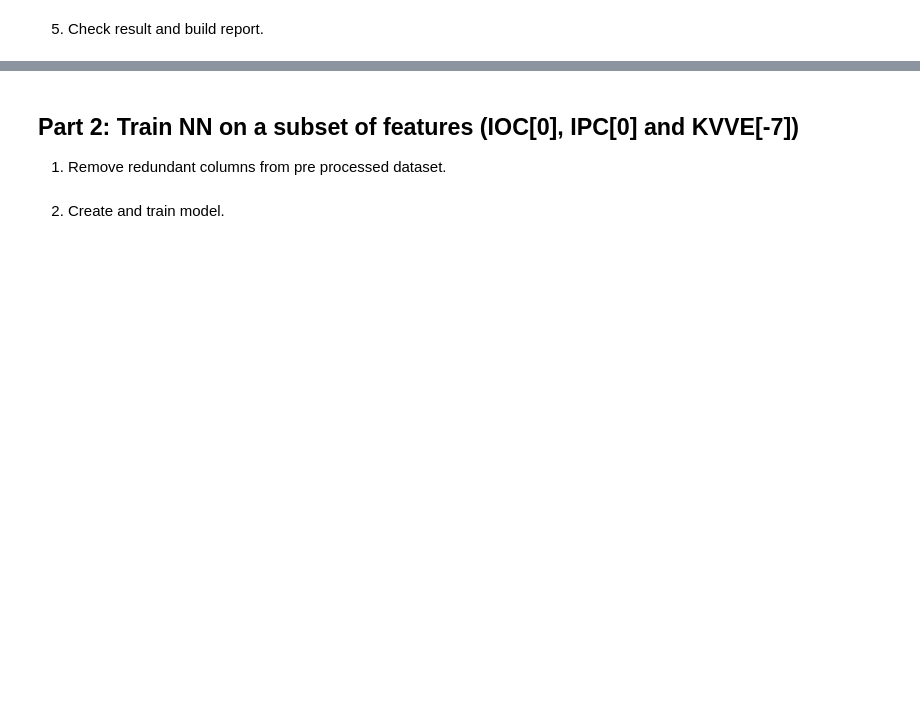
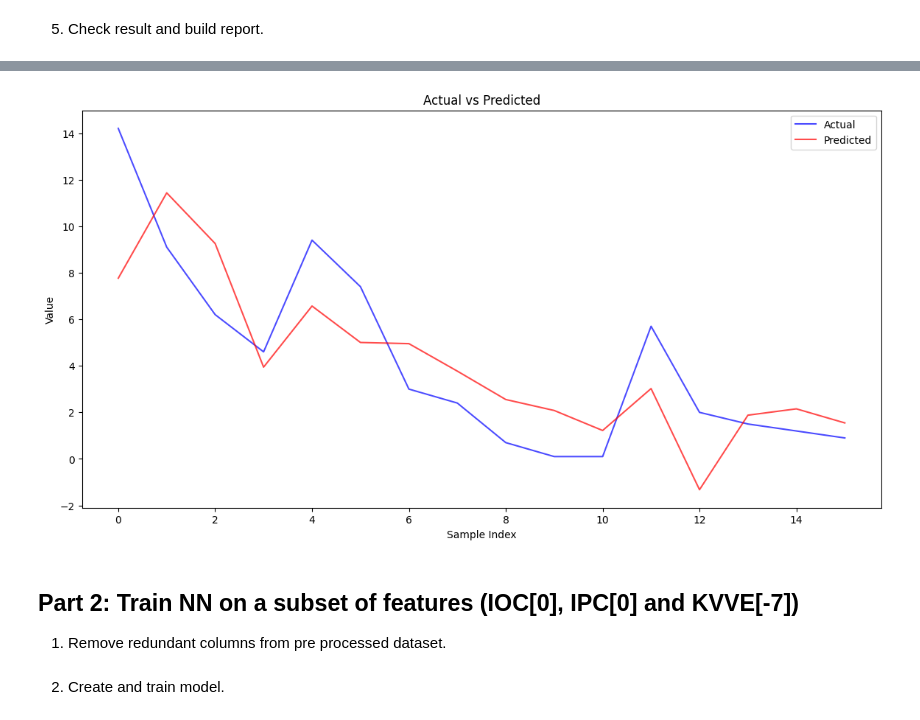
Before and after one commit to melalex/computational-intelligence, a Jupyter notebook: notebooks/genetic_ipc_prediction.ipynb, the cells around one changed output, grey strips where cells are left out. Cells and saved outputs as stored; diff of their text form; code cells hidden in the pictures; blank space fills up the shorter version.

```diff
--- a/notebooks/genetic_ipc_prediction.ipynb
+++ b/notebooks/genetic_ipc_prediction.ipynb
@@ -122,3 +127,7 @@ Delta^2 total = 103.51261525436773
+# %%
+plot_diff(y_true, y_predicted)
+# %% [output]
+[figure, added]
 # %% [markdown]
 ## Part 2: Train NN on a subset of features (ІОС[0], IPC[0] and KVVE[-7])
 
```
Also changed, not shown: parts of 8 cells of this notebook, 9 other files.
